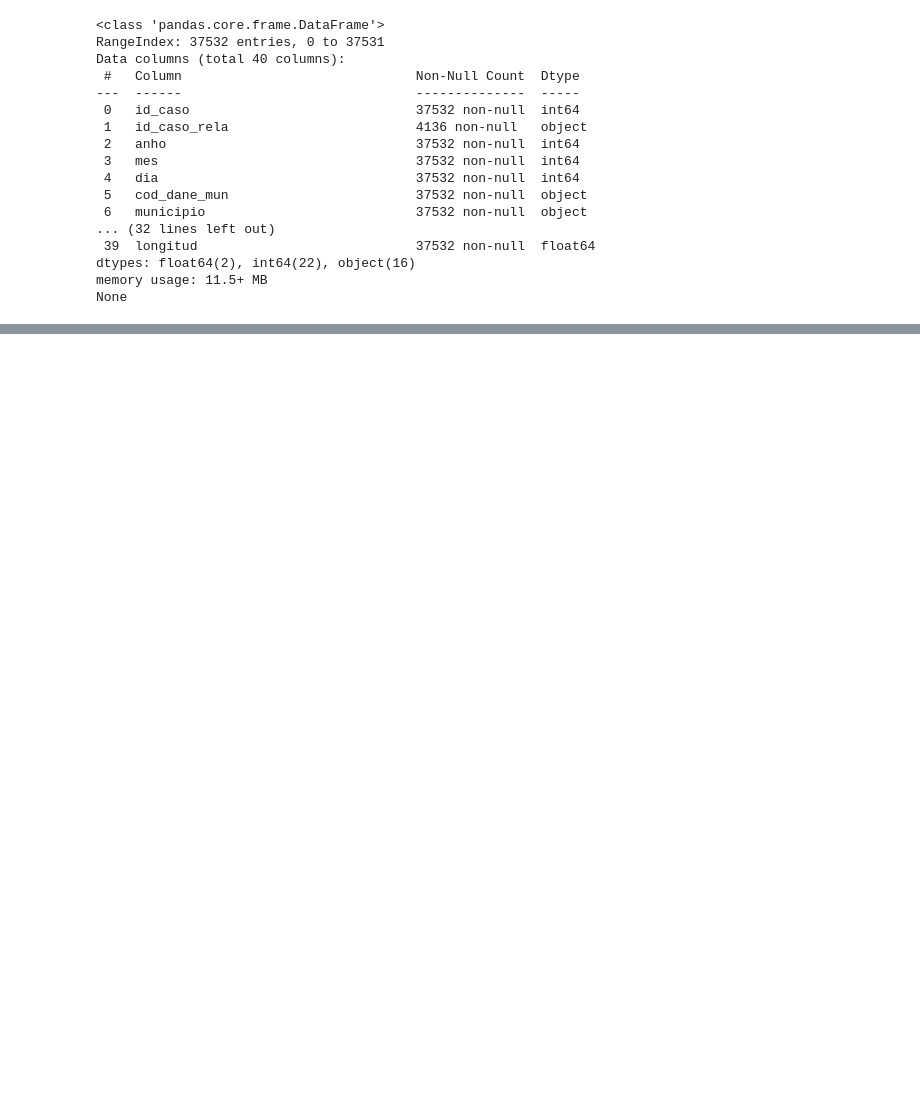
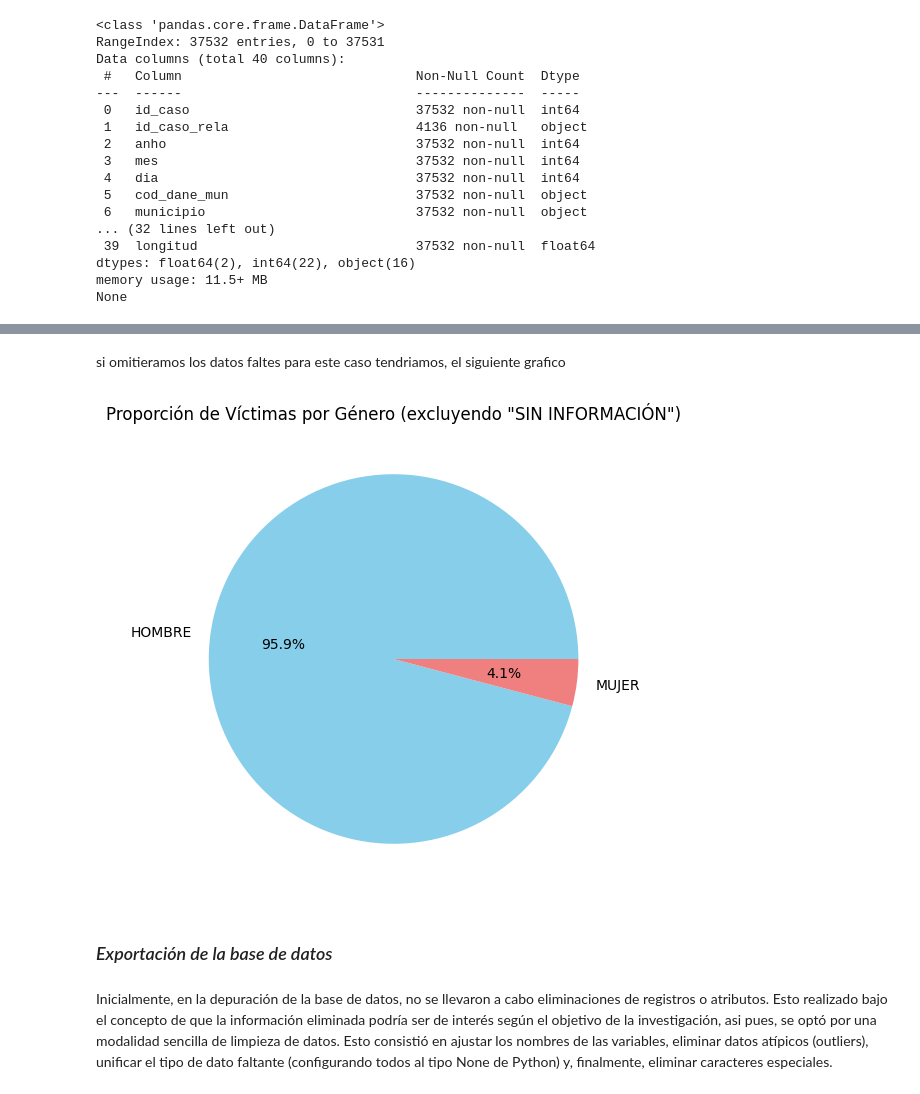
Before and after one commit to RandolphPeralta/SeminarioEstadistica, a Jupyter notebook: Actividad2.ipynb, the cells around one changed output, grey strips where cells are left out. Drawn from its saved outputs; the diff is of its cells as text; code cells hidden in the pictures; blank space fills up the shorter version.

```diff
--- a/Actividad2.ipynb
+++ b/Actividad2.ipynb
@@ -499,0 +582,15 @@ None
+# %% [markdown]
+si omitieramos los datos faltes para este caso tendriamos, el siguiente grafico
+# %%
+victimas_filtradas = victimasAB_df[victimasAB_df['sexo'] != 'SIN INFORMACION']
+victimas_por_genero = victimas_filtradas.groupby('sexo').size()
+plt.figure(figsize=(8, 6))
+plt.pie(victimas_por_genero, labels=victimas_por_genero.index, autopct='%1.1f%%', colors=['skyblue', 'lightcoral'])
+plt.title('Proporción de Víctimas por Género (excluyendo "SIN INFORMACIÓN")')
+plt.show()
+# %% [output]
+[figure, added]
+# %% [markdown]
+### *Exportación de la base de datos*
+# %% [markdown]
+Inicialmente, en la depuración de la base de datos, no se llevaron a cabo eliminaciones de registros o atributos. Esto realizado bajo el concepto de que la información eliminada podría ser de interés según el objetivo de la investigación, asi pues, se optó por una modalidad sencilla de limpieza de datos. Esto consistió en ajustar los nombres de las variables, eliminar datos atípicos (outliers), unificar el tipo de dato faltante (configurando todos al tipo None de Python) y, finalmente, eliminar caracteres especiales.
```
Also changed, not shown: parts of 21 cells of this notebook, 1 other file.
